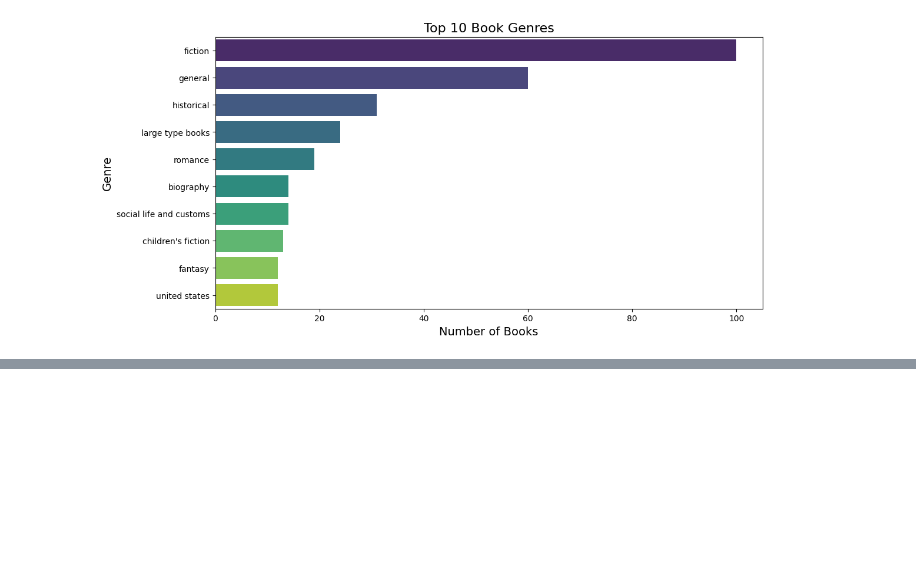
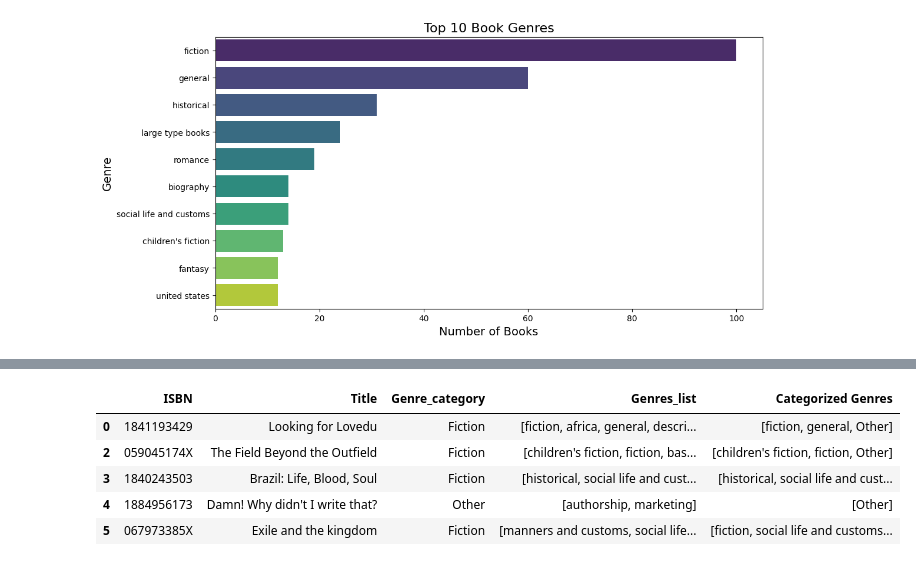
Before and after one commit to jtimko16/book-recommendation, a Jupyter notebook: notebooks/02.1 Clean_genres_updated.ipynb, the cells around one changed output, grey strips where cells are left out. Saved outputs shown, nothing was run; the diff lists cells and outputs as text; code cells hidden in the pictures; blank space fills up the shorter version.

Commit message:
Add - categorize genres

```diff
--- a/notebooks/02.1 Clean_genres_updated.ipynb
+++ b/notebooks/02.1 Clean_genres_updated.ipynb
@@ -18,8 +18,8 @@ df_genres.head(5)
 | 4 | 1884956173 | Damn! Why didn't I write that? | Authorship, Marketing, Authorship... |
 | 5 | 067973385X | Exile and the kingdom | French language materials, Foreig... |
 # %%
-# Function to split genres and count occurrences
-def count_genres(genre_str):
+# Function to split genres and clean them
+def clean_genres(genre_str):
     # Split the genre string by commas and strip extra spaces
     genres = [genre.strip().lower() for genre in genre_str.split(',')]
 
@@ -34,7 +34,7 @@ def count_genres(genre_str):
 ### Count all genres
 # %%
 # Apply the count_genres function to the 'Genres' column
-df_genres['Genres List'] = df_genres['Genres'].apply(count_genres)
+df_genres['Genres List'] = df_genres['Genres'].apply(clean_genres)
 df_genres
 # %% [output]
 |  | ISBN | Title | Genres | Genres List |
@@ -203,0 +212,21 @@ NameError: name 'df_books' is not defined
+# %%
+# Function to categorize genres as top 10 or 'Other'
+def categorize_genres(genres_list):
+    categorized_genres = []
+    for genre in genres_list:  # Check each genre
+        if genre in top_genres:
+            categorized_genres.append(genre)  # Keep the genre if it's in the top 10
+        else:
+            categorized_genres.append('Other')  # Otherwise, categorize as 'Other'
+    return list(set(categorized_genres))  # Remove duplicates
+
+# Apply the function to categorize genres for each book
+df_genres_clean['Categorized Genres'] = df_genres_clean['Genres_list'].apply(categorize_genres)
+df_genres_clean.head(5)
+# %% [output]
+|  | ISBN | Title | Genre_category | Genres_list | Categorized Genres |
+| 0 | 1841193429 | Looking for Lovedu | Fiction | [fiction, africa, general, descri... | [fiction, general, Other] |
+| 2 | 059045174X | The Field Beyond the Outfield | Fiction | [children's fiction, fiction, bas... | [children's fiction, fiction, Other] |
+| 3 | 1840243503 | Brazil: Life, Blood, Soul | Fiction | [historical, social life and cust... | [historical, social life and cust... |
+| 4 | 1884956173 | Damn! Why didn't I write that? | Other | [authorship, marketing] | [Other] |
+| 5 | 067973385X | Exile and the kingdom | Fiction | [manners and customs, social life... | [fiction, social life and customs... |
```
Also changed, not shown: parts of 4 cells of this notebook.
